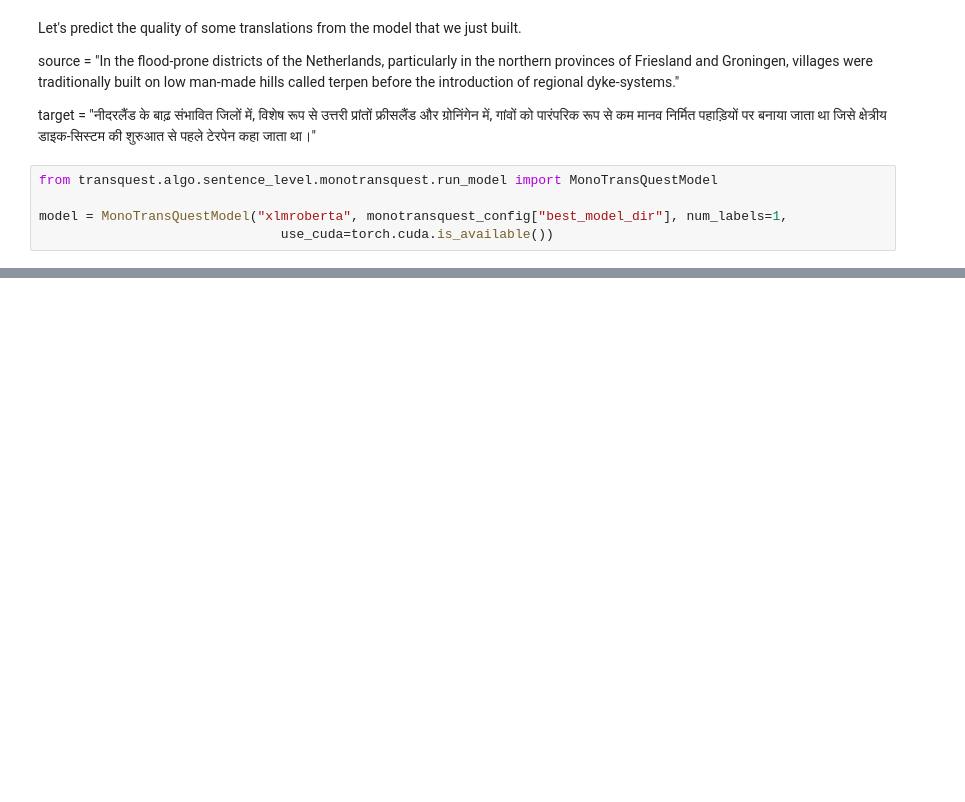
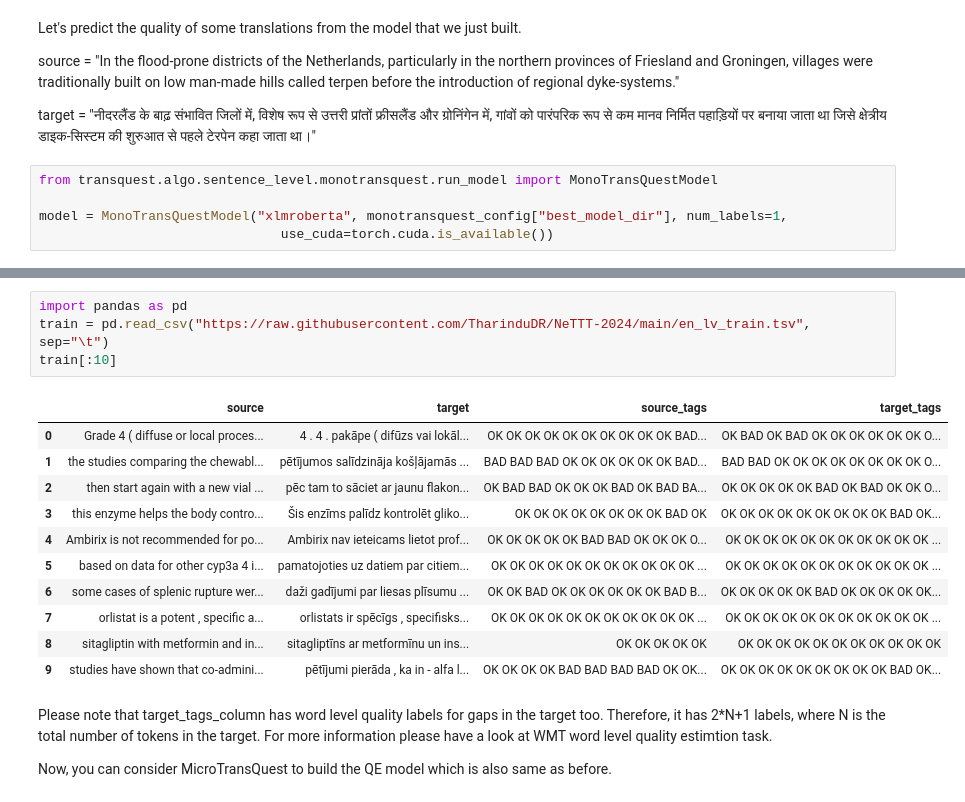
Before and after one commit to TharinduDR/NeTTT-2024, a Jupyter notebook: NeTTT_Tutorial_Machine_Translation_and_Quality_Estimation.ipynb, the cells around one changed output, grey strips where cells are left out. Drawn from its saved outputs; the diff is of its cells as text; blank space fills up the shorter version.

```diff
--- a/NeTTT_Tutorial_Machine_Translation_and_Quality_Estimation.ipynb
+++ b/NeTTT_Tutorial_Machine_Translation_and_Quality_Estimation.ipynb
@@ -545,0 +563,20 @@ print(predictions)
+# %%
+import pandas as pd
+train = pd.read_csv("https://raw.githubusercontent.com/TharinduDR/NeTTT-2024/main/en_lv_train.tsv", sep="\t")
+train[:10]
+# %% [output]
+|  | source | target | source_tags | target_tags |
+| 0 | Grade 4 ( diffuse or local proces... | 4 . 4 . pakāpe ( difūzs vai lokāl... | OK OK OK OK OK OK OK OK OK OK BAD... | OK BAD OK BAD OK OK OK OK OK OK O... |
+| 1 | the studies comparing the chewabl... | pētījumos salīdzināja košļājamās ... | BAD BAD BAD OK OK OK OK OK OK BAD... | BAD BAD OK OK OK OK OK OK OK OK O... |
+| 2 | then start again with a new vial ... | pēc tam to sāciet ar jaunu flakon... | OK BAD BAD OK OK OK BAD OK BAD BA... | OK OK OK OK OK BAD OK BAD OK OK O... |
+| 3 | this enzyme helps the body contro... | Šis enzīms palīdz kontrolēt gliko... | OK OK OK OK OK OK OK OK BAD OK | OK OK OK OK OK OK OK OK OK BAD OK... |
+| 4 | Ambirix is not recommended for po... | Ambirix nav ieteicams lietot prof... | OK OK OK OK OK BAD BAD OK OK OK O... | OK OK OK OK OK OK OK OK OK OK OK ... |
+| 5 | based on data for other cyp3a 4 i... | pamatojoties uz datiem par citiem... | OK OK OK OK OK OK OK OK OK OK OK ... | OK OK OK OK OK OK OK OK OK OK OK ... |
+| 6 | some cases of splenic rupture wer... | daži gadījumi par liesas plīsumu ... | OK OK BAD OK OK OK OK OK OK BAD B... | OK OK OK OK OK BAD OK OK OK OK OK... |
+| 7 | orlistat is a potent , specific a... | orlistats ir spēcīgs , specifisks... | OK OK OK OK OK OK OK OK OK OK OK ... | OK OK OK OK OK OK OK OK OK OK OK ... |
+| 8 | sitagliptin with metformin and in... | sitagliptīns ar metformīnu un ins... | OK OK OK OK OK | OK OK OK OK OK OK OK OK OK OK OK |
+| 9 | studies have shown that co-admini... | pētījumi pierāda , ka in - alfa l... | OK OK OK OK BAD BAD BAD BAD OK OK... | OK OK OK OK OK OK OK OK OK BAD OK... |
+# %% [markdown]
+Please note that target_tags_column has word level quality labels for gaps in the target too. Therefore, it has 2*N+1 labels, where N is the total number of tokens in the target. For more information please have a look at WMT word level quality estimtion task.
+
+Now, you can consider MicroTransQuest to build the QE model which is also same as before.
```
Also changed, not shown: parts of 11 cells of this notebook.
